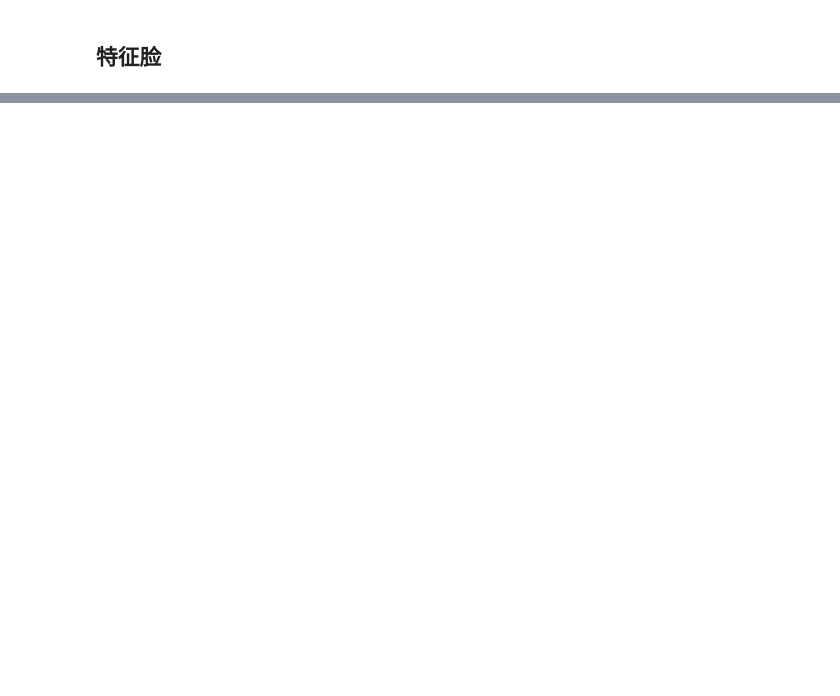
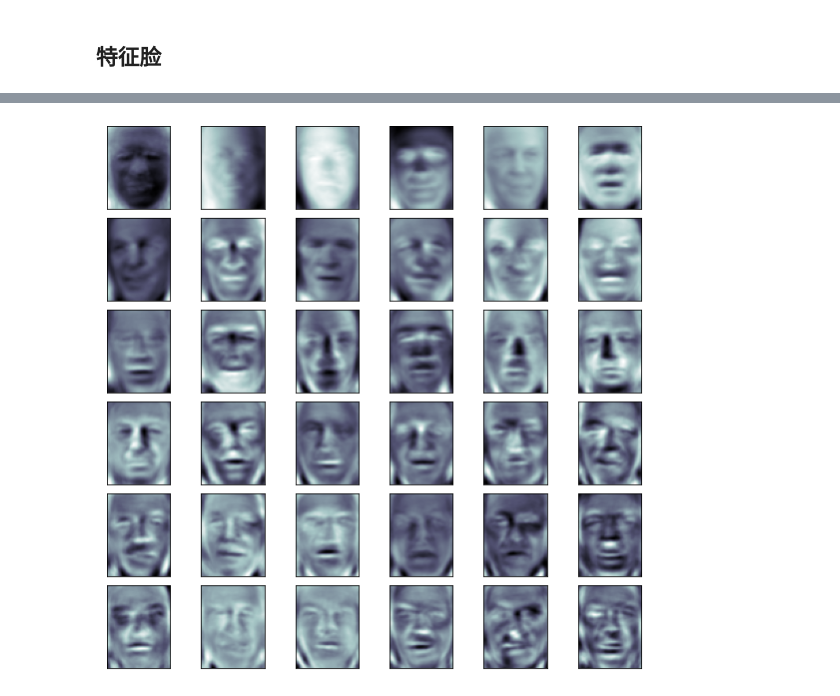
Before and after one commit to ymurong/machine-learning-practice-notebooks, a Jupyter notebook: PCA/人脸识别与特征脸.ipynb, the cells around one changed output, grey strips where cells are left out. Saved outputs shown, nothing was run; the diff lists cells and outputs as text; code cells hidden in the pictures; blank space fills up the shorter version.

```diff
--- a/PCA/人脸识别与特征脸.ipynb
+++ b/PCA/人脸识别与特征脸.ipynb
@@ -59,0 +61,4 @@ pca.components_.shape
+# %%
+plot_faces(pca.components_[:36,:])
+# %% [output]
+[figure, added]
```
Also changed, not shown: parts of 8 cells of this notebook, 3 other files.
